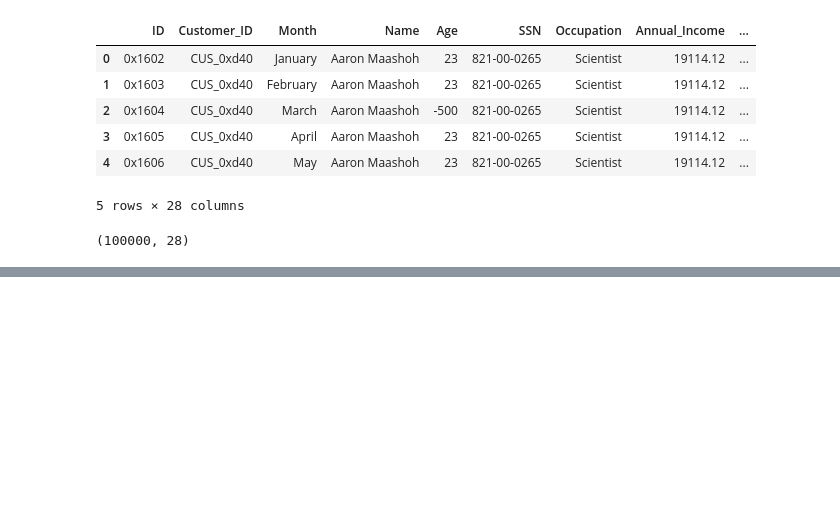
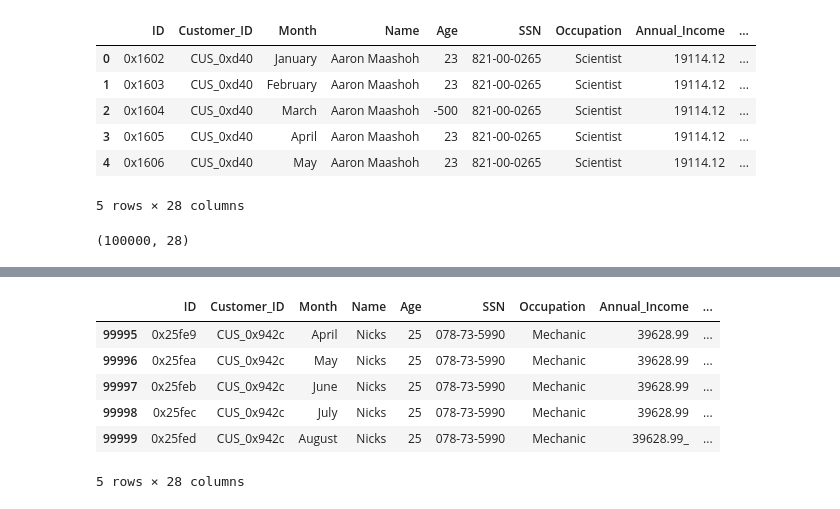
Before and after one commit to amanchauhan813/Credit-Score-Classification, a Jupyter notebook: notebooks/01_data_preprocessing.ipynb, the cells around one changed output, grey strips where cells are left out. Cells and saved outputs as stored; diff of their text form; code cells hidden in the pictures; blank space fills up the shorter version.

```diff
--- a/notebooks/01_data_preprocessing.ipynb
+++ b/notebooks/01_data_preprocessing.ipynb
@@ -24,0 +109,10 @@ data.shape
+# %%
+data.tail(5)
+# %% [output]
+|  | ID | Customer_ID | Month | Name | Age | SSN | Occupation | Annual_Income | ... |
+| 99995 | 0x25fe9 | CUS_0x942c | April | Nicks | 25 | 078-73-5990 | Mechanic | 39628.99 | ... |
+| 99996 | 0x25fea | CUS_0x942c | May | Nicks | 25 | 078-73-5990 | Mechanic | 39628.99 | ... |
+| 99997 | 0x25feb | CUS_0x942c | June | Nicks | 25 | 078-73-5990 | Mechanic | 39628.99 | ... |
+| 99998 | 0x25fec | CUS_0x942c | July | Nicks | 25 | 078-73-5990 | Mechanic | 39628.99 | ... |
+| 99999 | 0x25fed | CUS_0x942c | August | Nicks | 25 | 078-73-5990 | Mechanic | 39628.99_ | ... |
+5 rows × 28 columns
```
Also changed, not shown: parts of 47 cells of this notebook.
